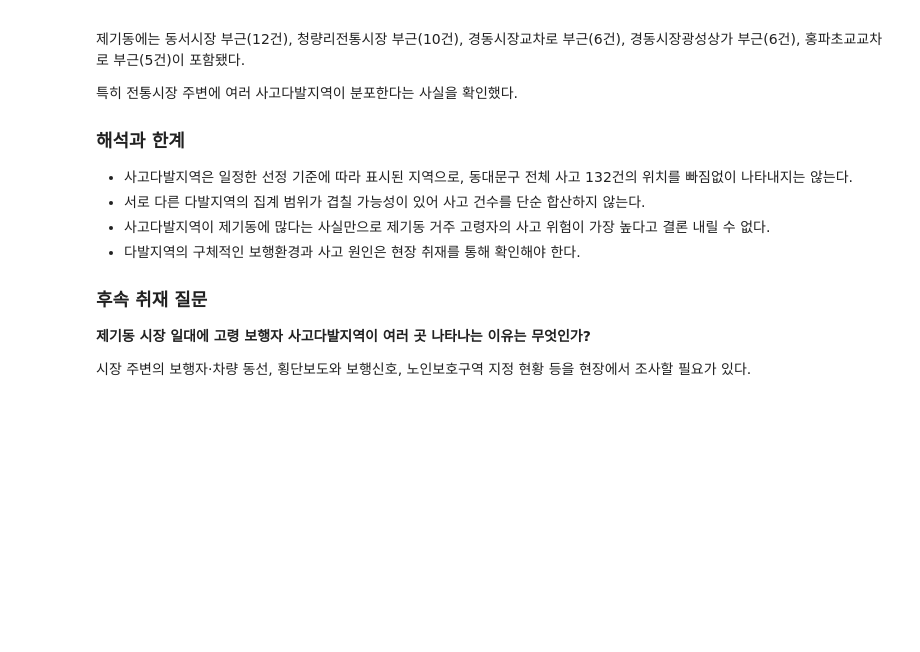
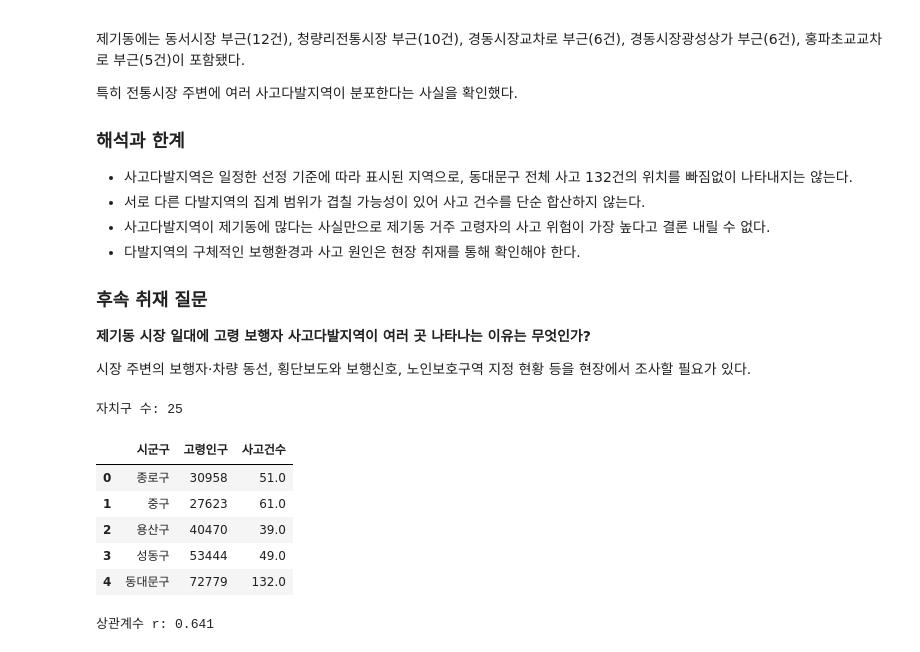
Before and after one commit to csy04x2/elder_accident, a Jupyter notebook: analysis.ipynb, the cells around one changed output. Drawn from its saved outputs; the diff is of its cells as text; code cells hidden in the pictures; blank space fills up the shorter version.

```diff
--- a/analysis.ipynb
+++ b/analysis.ipynb
@@ -473,3 +473,26 @@ TAAS의 2025년 동대문구 고령 보행자 사고 상세자료 132건과 서
 **제기동 시장 일대에 고령 보행자 사고다발지역이 여러 곳 나타나는 이유는 무엇인가?**
 
 시장 주변의 보행자·차량 동선, 횡단보도와 보행신호, 노인보호구역 지정 현황 등을 현장에서 조사할 필요가 있다.
+# %%
+
+# 기존 분석에서 만든 데이터 재사용
+correlation_data = merged[['시군구', '고령인구', '사고건수']].copy()
+
+print("자치구 수:", len(correlation_data))
+display(correlation_data.head())
+
+# 피어슨 상관계수 계산
+r = correlation_data['고령인구'].corr(
+    correlation_data['사고건수']
+)
+
+print("상관계수 r:", round(r, 3))
+# %% [output]
+자치구 수: 25
+|  | 시군구 | 고령인구 | 사고건수 |
+| 0 | 종로구 | 30958 | 51.0 |
+| 1 | 중구 | 27623 | 61.0 |
+| 2 | 용산구 | 40470 | 39.0 |
+| 3 | 성동구 | 53444 | 49.0 |
+| 4 | 동대문구 | 72779 | 132.0 |
+상관계수 r: 0.641
```
Also changed, not shown: parts of 5 cells of this notebook, 1 other file.
